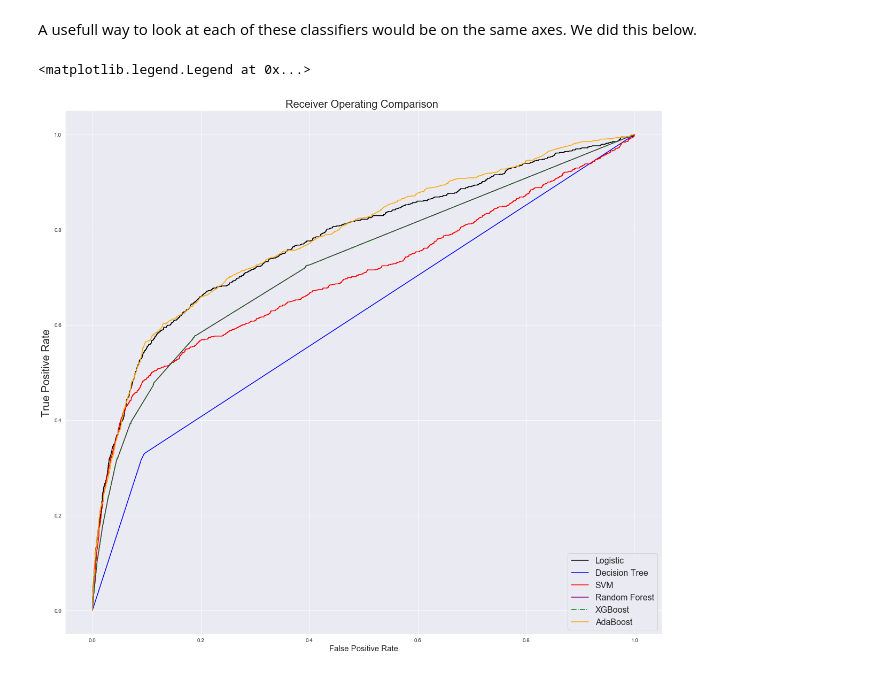
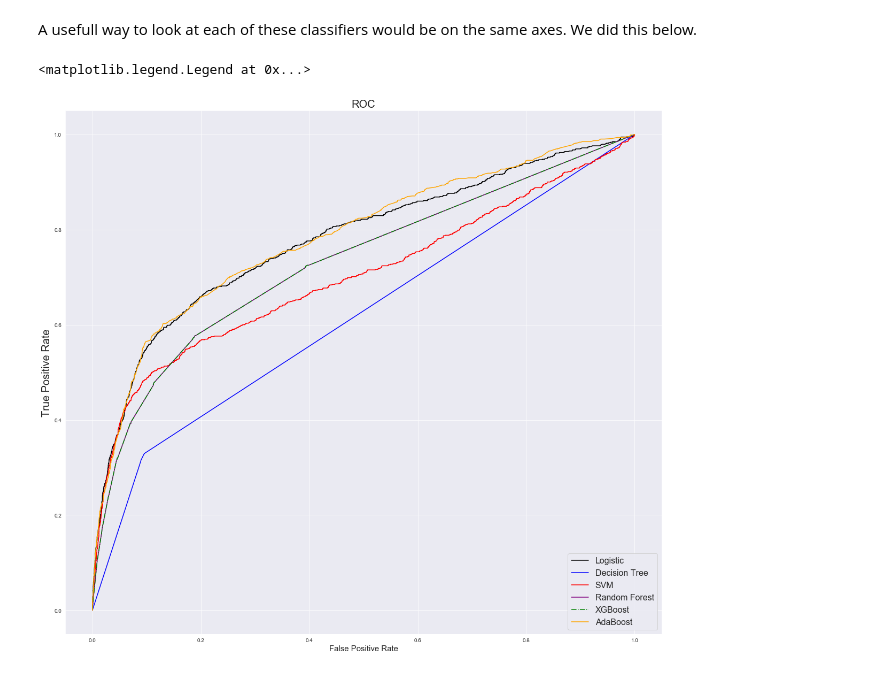
Before and after one commit to MissAle17/dsc-3-final-project-online-ds-sp-000, a Jupyter notebook: student.ipynb, the cells around one changed output. Cells and saved outputs as stored; diff of their text form; code cells hidden in the pictures.

```diff
--- a/student.ipynb
+++ b/student.ipynb
@@ -499,18 +499,18 @@ A usefull way to look at each of these classifiers would be on the same axes.  W
 # %%
 #plotting the ROC on the same axis
 fig, ax = plt.subplots(nrows = 1, ncols = 1, figsize = (20,18))
 
 ax.plot(fprlog, tprlog, 'b', label = 'Logistic', color='black')
 ax.plot(fprdtree, tprdtree, 'b', label = 'Decision Tree', color='blue')
 ax.plot(fprsvm, tprsvm, 'b', label = 'SVM', color='red')
 ax.plot(fprrf, tprrf, 'b', label = 'Random Forest', color='purple') #visible under the XGBoost line
 ax.plot(fprxgb, tprxgb, '-.', label = 'XGBoost', color='green')
 ax.plot(fpradb, tpradb, 'b', label = 'AdaBoost', color='orange')
 
-ax.set_title('Receiver Operating Comparison ',fontsize=20)
+ax.set_title('ROC',fontsize=20)
 ax.set_ylabel('True Positive Rate',fontsize=20)
 ax.set_xlabel('False Positive Rate',fontsize=15)
 ax.legend(loc = 'lower right', prop={'size': 16})
 # %% [output]
 <matplotlib.legend.Legend at 0x...>
-[figure, old version]
+[figure, new version]
```
Also changed, not shown: parts of 7 cells of this notebook, 1 other file.
